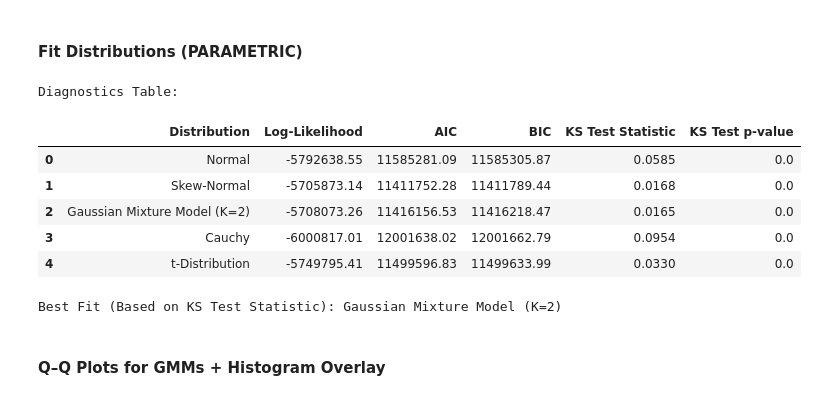
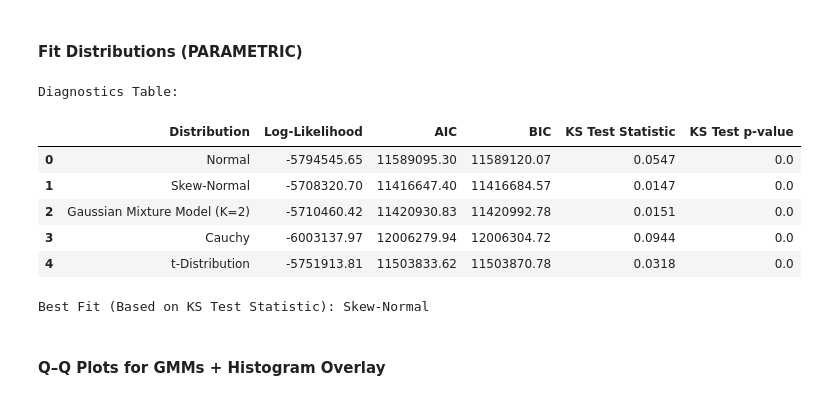
Before and after one commit to nahshonmokua/LoRaWAN-Indoor-PL-parametrics, a Jupyter notebook: 05_SHADOW FADING ANALYSIS.ipynb, the cells around one changed output. Cells and saved outputs as stored; diff of their text form; code cells hidden in the pictures.

Commit message:
05: every analysis on the dequantised residuals; mixtures from residual_distribution.py
Co-Authored-By: Claude Fable 5.1 <noreply@anthropic.com>

```diff
--- a/05_SHADOW FADING ANALYSIS.ipynb
+++ b/05_SHADOW FADING ANALYSIS.ipynb
@@ -73,8 +75,9 @@ col_los  = next((c for c in ["los","LoS","LOS","is_los"] if c in df_res.columns)
 col_co2  = next((c for c in ["co2","CO2","co2_ppm","CO2_ppm"] if c in df_res.columns), None)
 col_fit  = next((c for c in ["PL_pred","fitted","yhat","y_pred","pred"] if c in df_res.columns), None)
 
-# core arrays
-residuals = df_res[res_col].astype(float).to_numpy()
+# core arrays: RSSI is reported in whole dB, so each residual is spread uniformly over its +-0.5 dB rounding interval
+# (residual_distribution.dequantise, one fixed draw) before every distributional analysis below
+residuals = dequantise(df_res[res_col].astype(float).to_numpy())
 n = residuals.size
 
 #  LoS/NLoS labels (ED0 treated as LoS)
@@ -315,10 +241,10 @@ aic_sn, bic_sn = compute_aic_bic(loglik_sn, 3, n)  # 3 params: shape, loc, scale
 ks_sn = kstest(residuals, skew_dist.cdf)
 
 # Gaussian Mixture Model
-loglik_gmm = mixture_logpdf(residuals, *best_gmm).sum()
+loglik_gmm = best_gmm.logpdf(residuals).sum()
 # Parameter count for univariate GMM: (k-1) weights + k means + k variances = 3k - 1
 aic_gmm, bic_gmm = compute_aic_bic(loglik_gmm, 3 * K_SEL - 1, n)
-ks_gmm = kstest(residuals, lambda x: mixture_cdf(x, *best_gmm))
+ks_gmm = kstest(residuals, best_gmm.cdf)
 
 # Cauchy Distribution
 loglik_cauchy = np.sum(np.log(cauchy_dist.pdf(residuals)))
@@ -327,39 +253,39 @@ ks_cauchy = kstest(residuals, cauchy_dist.cdf)
 
 # t-Distribution
 loglik_t = np.sum(np.log(t_dist.pdf(residuals)))
 aic_t, bic_t = compute_aic_bic(loglik_t, 3, n)  # 3 params: df, loc, scale
 ks_t = kstest(residuals, t_dist.cdf)
 
 #  Compile Diagnostics into a DataFrame
 diagnostics = pd.DataFrame({
     'Distribution': ['Normal', 'Skew-Normal', f'Gaussian Mixture Model (K={K_SEL})', 'Cauchy', 't-Distribution'],
     'Log-Likelihood': [loglik_norm, loglik_sn, loglik_gmm, loglik_cauchy, loglik_t],
     'AIC': [aic_norm, aic_sn, aic_gmm, aic_cauchy, aic_t],
     'BIC': [bic_norm, bic_sn, bic_gmm, bic_cauchy, bic_t],
     'KS Test Statistic': [ks_norm.statistic, ks_sn.statistic, ks_gmm.statistic, ks_cauchy.statistic, ks_t.statistic],
     'KS Test p-value': [ks_norm.pvalue, ks_sn.pvalue, ks_gmm.pvalue, ks_cauchy.pvalue, ks_t.pvalue]
 })
 
 diagnostics['Log-Likelihood'] = diagnostics['Log-Likelihood'].round(2)
 diagnostics['AIC'] = diagnostics['AIC'].round(2)
 diagnostics['BIC'] = diagnostics['BIC'].round(2)
 diagnostics['KS Test Statistic'] = diagnostics['KS Test Statistic'].round(4)
 diagnostics['KS Test p-value'] = diagnostics['KS Test p-value'].round(4)
 
 print("\nDiagnostics Table:")
 display(diagnostics)
 
 best_fit = diagnostics.loc[diagnostics['KS Test Statistic'].idxmin()]
 print(f"\nBest Fit (Based on KS Test Statistic): {best_fit['Distribution']}\n")
 # %% [output]
 Diagnostics Table:
 |  | Distribution | Log-Likelihood | AIC | BIC | KS Test Statistic | KS Test p-value |
-| 0 | Normal | -5792638.55 | 11585281.09 | 11585305.87 | 0.0585 | 0.0 |
-| 1 | Skew-Normal | -5705873.14 | 11411752.28 | 11411789.44 | 0.0168 | 0.0 |
-| 2 | Gaussian Mixture Model (K=2) | -5708073.26 | 11416156.53 | 11416218.47 | 0.0165 | 0.0 |
-| 3 | Cauchy | -6000817.01 | 12001638.02 | 12001662.79 | 0.0954 | 0.0 |
-| 4 | t-Distribution | -5749795.41 | 11499596.83 | 11499633.99 | 0.0330 | 0.0 |
+| 0 | Normal | -5794545.65 | 11589095.30 | 11589120.07 | 0.0547 | 0.0 |
+| 1 | Skew-Normal | -5708320.70 | 11416647.40 | 11416684.57 | 0.0147 | 0.0 |
+| 2 | Gaussian Mixture Model (K=2) | -5710460.42 | 11420930.83 | 11420992.78 | 0.0151 | 0.0 |
+| 3 | Cauchy | -6003137.97 | 12006279.94 | 12006304.72 | 0.0944 | 0.0 |
+| 4 | t-Distribution | -5751913.81 | 11503833.62 | 11503870.78 | 0.0318 | 0.0 |
-Best Fit (Based on KS Test Statistic): Gaussian Mixture Model (K=2)
+Best Fit (Based on KS Test Statistic): Skew-Normal
 # %% [markdown]
 #### Q–Q Plots for GMMs + Histogram Overlay
 # %%
```
Also changed, not shown: parts of 9 cells of this notebook.
